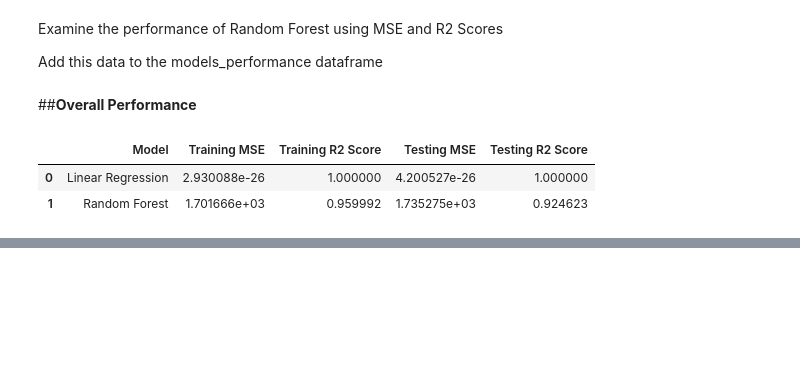
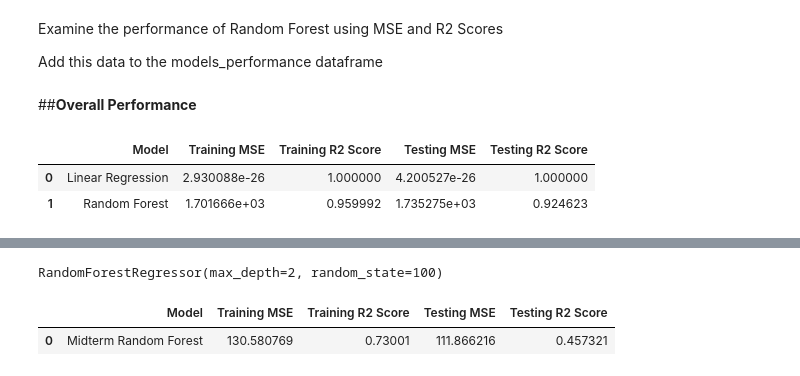
Before and after one commit to talamo13/Student-Success-Dashboard, a Jupyter notebook: Grade_Prediction_ML.ipynb, the cells around one changed output, grey strips where cells are left out. Saved outputs shown, nothing was run; the diff lists cells and outputs as text; code cells hidden in the pictures; blank space fills up the shorter version.

Commit message:
Started Midterm 1 modeling

```diff
--- a/Grade_Prediction_ML.ipynb
+++ b/Grade_Prediction_ML.ipynb
@@ -166,0 +219,37 @@ models_performance
+# %%
+from sklearn.model_selection import train_test_split
+
+x_train, x_test, y_train, y_test = train_test_split(midterm1_x, midterm1_y, test_size=0.2, random_state=100)
+# %%
+from sklearn.ensemble import RandomForestRegressor
+
+rf = RandomForestRegressor(max_depth=2, random_state=100)
+rf.fit(x_train, y_train)
+# %% [output]
+RandomForestRegressor(max_depth=2, random_state=100)
+# %%
+# Make a prediction on the original dataset that the ML model was trained on
+y_rf_train_pred = rf.predict(x_train)
+# Make a prediciton on the test data
+y_rf_test_pred = rf.predict(x_test)
+# %%
+from sklearn.metrics import mean_squared_error, r2_score
+
+# Training Set
+rf_train_mse = mean_squared_error(y_train, y_rf_train_pred)
+rf_train_r2 = r2_score(y_train, y_rf_train_pred)
+
+# Testing Set
+rf_test_mse = mean_squared_error(y_test, y_rf_test_pred)
+rf_test_r2 = r2_score(y_test, y_rf_test_pred)
+
+# Adding data to dataframe
+rf_performance_data = ['Random Forest', rf_train_mse, rf_train_r2, rf_test_mse, rf_test_r2]
+#models_performance.loc[len(models_performance)] = rf_performance_data
+# %%
+rf_performance_data = [['Midterm Random Forest', rf_train_mse, rf_train_r2, rf_test_mse, rf_test_r2]]
+models_performance = pd.DataFrame(rf_performance_data, columns=['Model', 'Training MSE', 'Training R2 Score', 'Testing MSE', 'Testing R2 Score'])
+models_performance
+# %% [output]
+|  | Model | Training MSE | Training R2 Score | Testing MSE | Testing R2 Score |
+| 0 | Midterm Random Forest | 130.580769 | 0.73001 | 111.866216 | 0.457321 |
```
Also changed, not shown: parts of 3 cells of this notebook.
